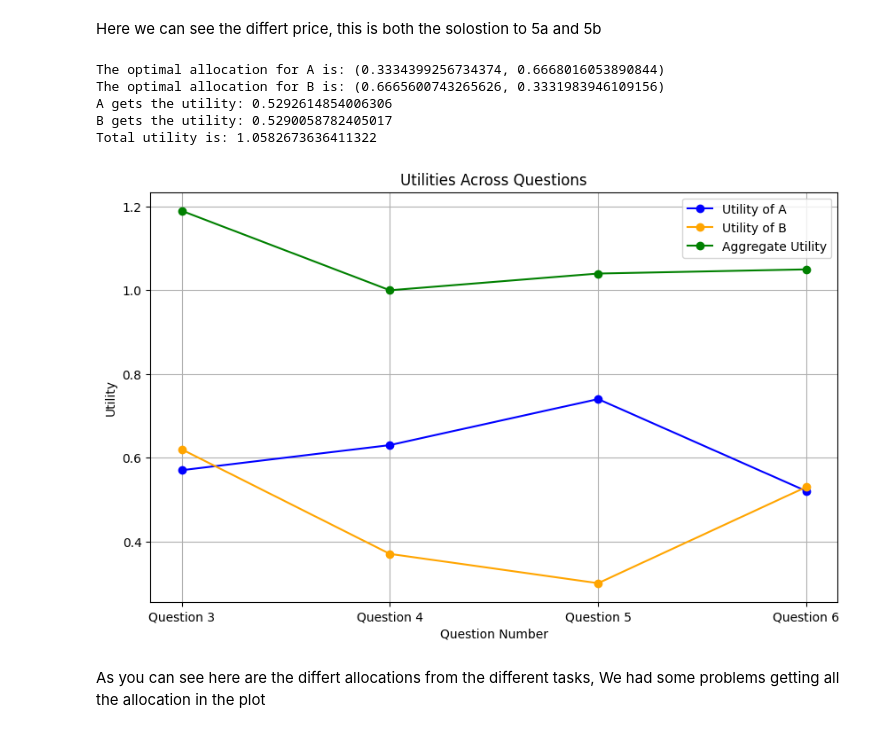
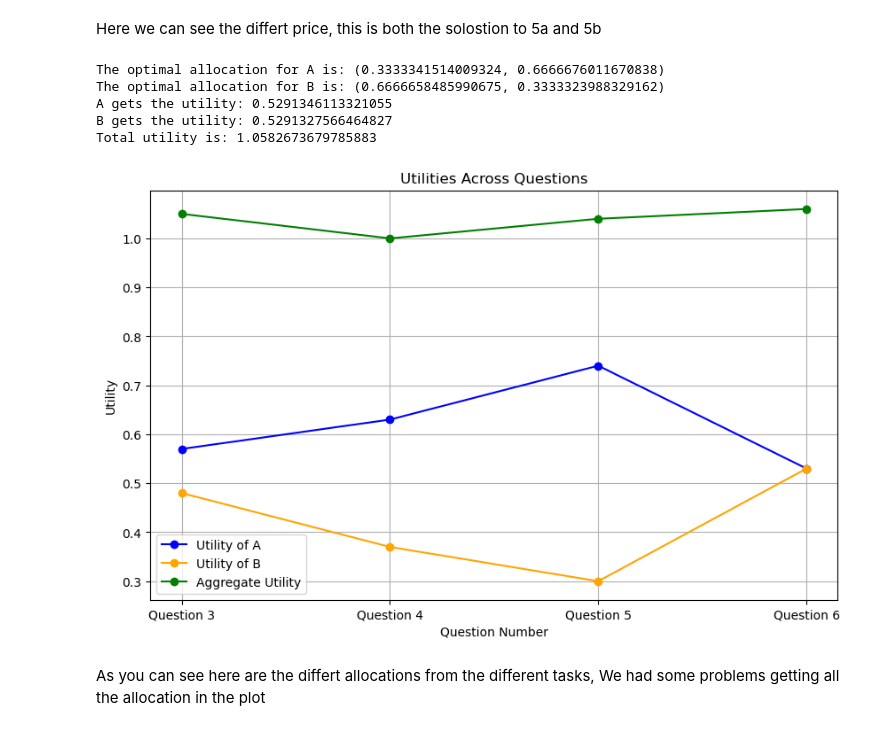
Before and after one commit to NumEconCopenhagen/projects-2024-munkeholdet, a Jupyter notebook: inauguralproject/InauguralProject2024.ipynb, the cells around one changed output. Cells and saved outputs as stored; diff of their text form; code cells hidden in the pictures.

```diff
--- a/inauguralproject/InauguralProject2024.ipynb
+++ b/inauguralproject/InauguralProject2024.ipynb
@@ -275,36 +327,46 @@ Here we can see the differt price, this is both the solostion to 5a and 5b
 # %%
 #6a
 # Define the objective function to be maximized, which is the total utility of consumers A and B.
-def target(x):
-    x1A, x2A = x
-    # The negative sign is used because minimize() performs minimization,
-    # and we want to maximize the total utilit
-    return -(economy.utility_A(x1A, x2A)+economy.utility_B(1-x1A, 1-x2A))
 
 
-# Set the initial guess for the allocations as consumer A's endowments.
-x0 = [par.w1A, par.w2A]
+def target(x, economy):
+    x1A, x2A = x
+    return -(economy.utility_A(x1A, x2A) + economy.utility_B(1 - x1A, 1 - x2A))
 
-# Define the bounds for the allocations, ensuring they do not exceed the total endowment.
-bounds = [(0, w1bar), (0, w2bar)]
+def optimize_allocation(economy, par, w1bar, w2bar):
+    # Set the initial guess for the allocations as consumer A's endowments.
+    x0 = [par.w1A, par.w2A]
 
-# Use the 'minimize' function from scipy.optimize to find the allocation that maximizes total utility.
-# Check if the optimization was successful and then print out the results.
-if result.success:
-    optimal_x1A, optimal_x2A = result.x  # Optimal allocation for consumer A
-    print(f"The optimal allocation for A is: ({optimal_x1A}, {optimal_x2A})")
-    print(f"The optimal allocation for B is: ({1 - optimal_x1A}, {1 - optimal_x2A})")
-    print(f'A gets the utility: {economy.utility_A(optimal_x1A, optimal_x2A)}')
-    print(f'B gets the utility: {economy.utility_B(1 - optimal_x1A, 1 - optimal_x2A)}')
-    print(f'Total utility is: {economy.utility_A(optimal_x1A, optimal_x2A) + economy.utility_B(1 - optimal_x1A, 1 - optimal_x2A)}')
+    # Define the bounds for the allocations, ensuring they do not exceed the total endowment.
+    bounds = [(0, w1bar), (0, w2bar)]
+
+    # Use the 'minimize' function from scipy.optimize to find the allocation that maximizes total utility.
+    result = minimize(target, x0, args=(economy,), bounds=bounds)
+
+    if result.success:
+        optimal_x1A, optimal_x2A = result.x  # Optimal allocation for consumer A
+        optimal_x1B, optimal_x2B = 1 - optimal_x1A, 1 - optimal_x2A  # Optimal allocation for consumer B
+        total_utility = economy.utility_A(optimal_x1A, optimal_x2A) + economy.utility_B(optimal_x1B, optimal_x2B)
+        return (optimal_x1A, optimal_x2A), (optimal_x1B, optimal_x2B), total_utility
+    else:
+        return None, None, None
+
+# Example usage:
+optimal_allocation_A, optimal_allocation_B, total_utility = optimize_allocation(economy, par, w1bar, w2bar)
+if optimal_allocation_A is not None:
+    print(f"The optimal allocation for A is: {optimal_allocation_A}")
+    print(f"The optimal allocation for B is: {optimal_allocation_B}")
+    print(f"A gets the utility: {economy.utility_A(*optimal_allocation_A)}")
+    print(f"B gets the utility: {economy.utility_B(*optimal_allocation_B)}")
+    print(f"Total utility is: {total_utility}")
 else:
     print("Optimization failed:", result.message)
 # %% [output]
-The optimal allocation for A is: (0.3334399256734374, 0.6668016053890844)
-The optimal allocation for B is: (0.6665600743265626, 0.3331983946109156)
-A gets the utility: 0.5292614854006306
-B gets the utility: 0.5290058782405017
-Total utility is: 1.0582673636411322
+The optimal allocation for A is: (0.3333341514009324, 0.6666676011670838)
+The optimal allocation for B is: (0.6666658485990675, 0.3333323988329162)
+A gets the utility: 0.5291346113321055
+B gets the utility: 0.5291327566464827
+Total utility is: 1.0582673679785883
 # %%
 #6.b
 # Assign numerical identifiers for each question to be used in plotting.
@@ -314,36 +376,36 @@ questions_numbers = np.array([3, 4, 5, 6])
 questions_labels = ['Question 3', 'Question 4', 'Question 5', 'Question 6']
 
 # Store the utility values for consumer A for each question.
-uA = np.array([0.57, 0.63, 0.74, 0.52])
+uA = np.array([0.57, 0.63, 0.74, 0.53])
 
 # Store the utility values for consumer B for each question.
-uB = np.array([0.62, 0.37, 0.3, 0.53])
+uB = np.array([0.48, 0.37, 0.3, 0.53])
 
 # Calculate the aggregate utility by adding A's and B's utilities for each question.
 uC = uA + uB
 
 # Prepare a plot with specified figure size.
 plt.figure(figsize=(10, 6))
 
 # Create a line plot for consumer A's utility, marked with circles at data points.
 plt.plot(questions_numbers, uA, '-o', label='Utility of A', color='blue')
 
 # Create a line plot for consumer B's utility, marked with circles at data points.
 plt.plot(questions_numbers, uB, '-o', label='Utility of B', color='orange')
 
 # Create a line plot for the aggregate utility, marked with circles at data points.
 plt.plot(questions_numbers, uC, '-o', label='Aggregate Utility', color='green')
 
 
 plt.title('Utilities Across Questions')
 plt.xlabel('Question Number')
 plt.ylabel('Utility')
 plt.xticks(questions_numbers, questions_labels)
 plt.grid(True)
 plt.legend()
 plt.show()
 # %% [output]
-[figure, old version]
+[figure, new version]
 # %% [markdown]
 As you can see here are the differt allocations from the different tasks,
 We had some problems getting all the allocation in the plot
```
Also changed, not shown: parts of 6 cells of this notebook.
